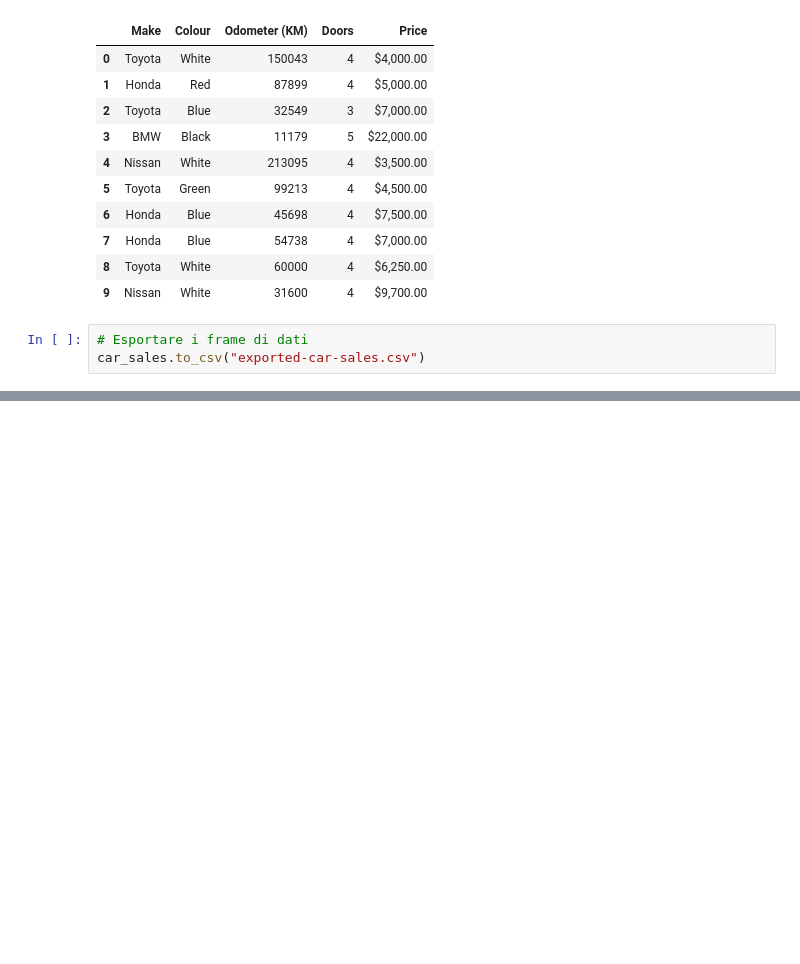
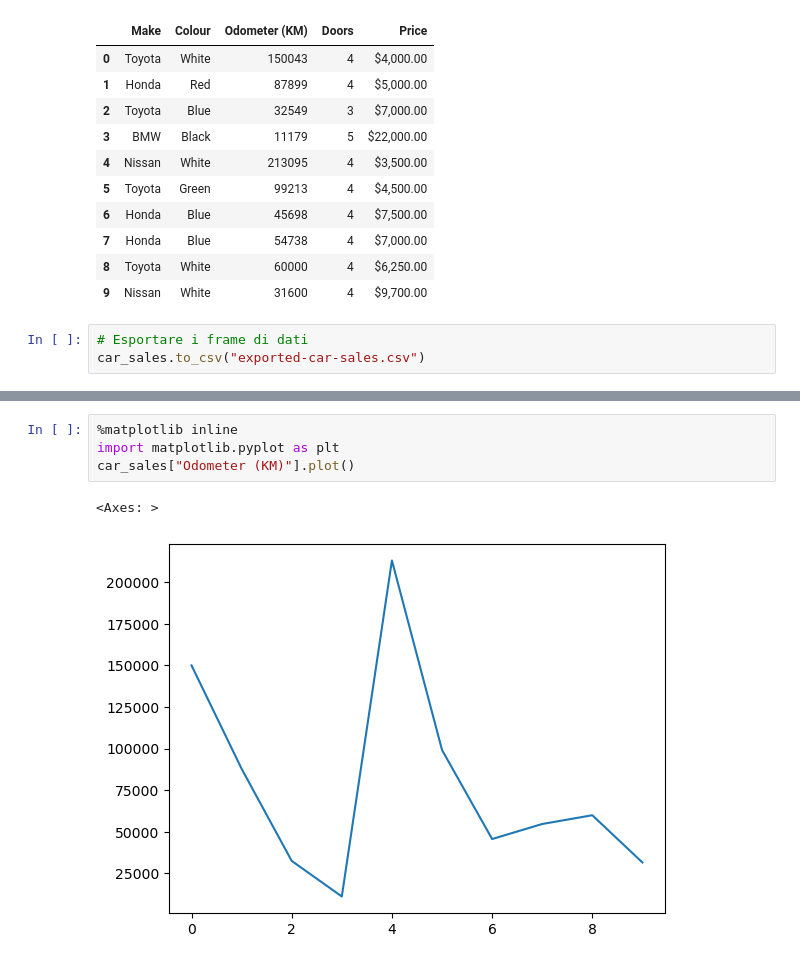
Before and after one commit to danielegithub/machine_learning, a Jupyter notebook: Pandas/pandas.ipynb, the cells around one changed output, grey strips where cells are left out. Drawn from its saved outputs; the diff is of its cells as text; blank space fills up the shorter version.

```diff
--- a/Pandas/pandas.ipynb
+++ b/Pandas/pandas.ipynb
@@ -49,0 +254,7 @@ car_sales.to_csv("exported-car-sales.csv")
+# %%
+%matplotlib inline
+import matplotlib.pyplot as plt
+car_sales["Odometer (KM)"].plot()
+# %% [output]
+<Axes: >
+[figure, added]
```
Also changed, not shown: parts of 31 cells of this notebook, 2 other files.
